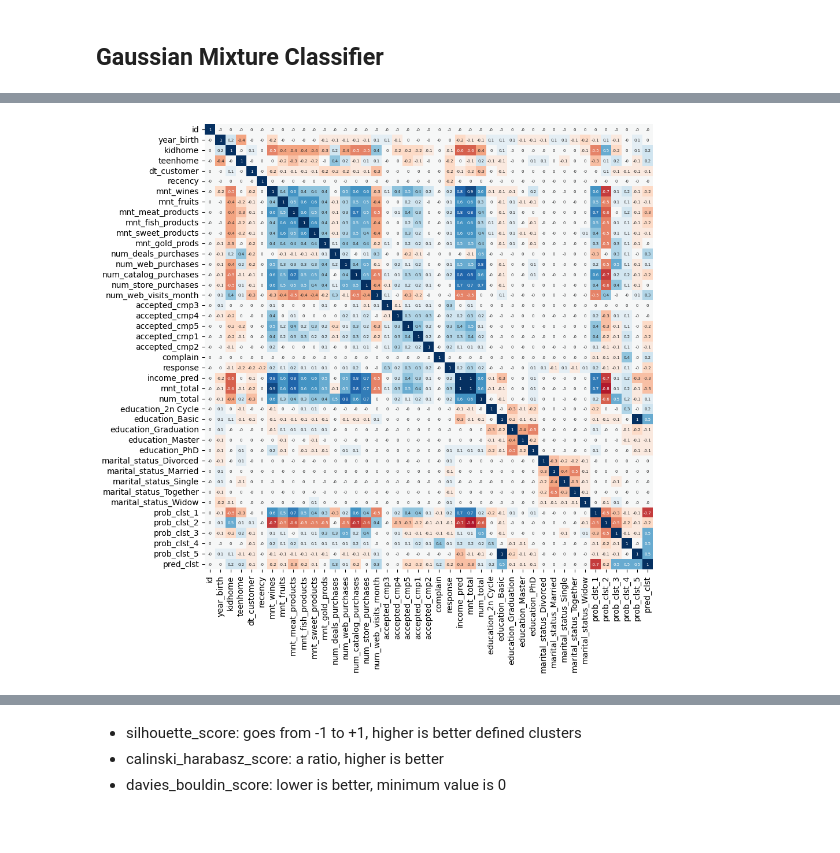
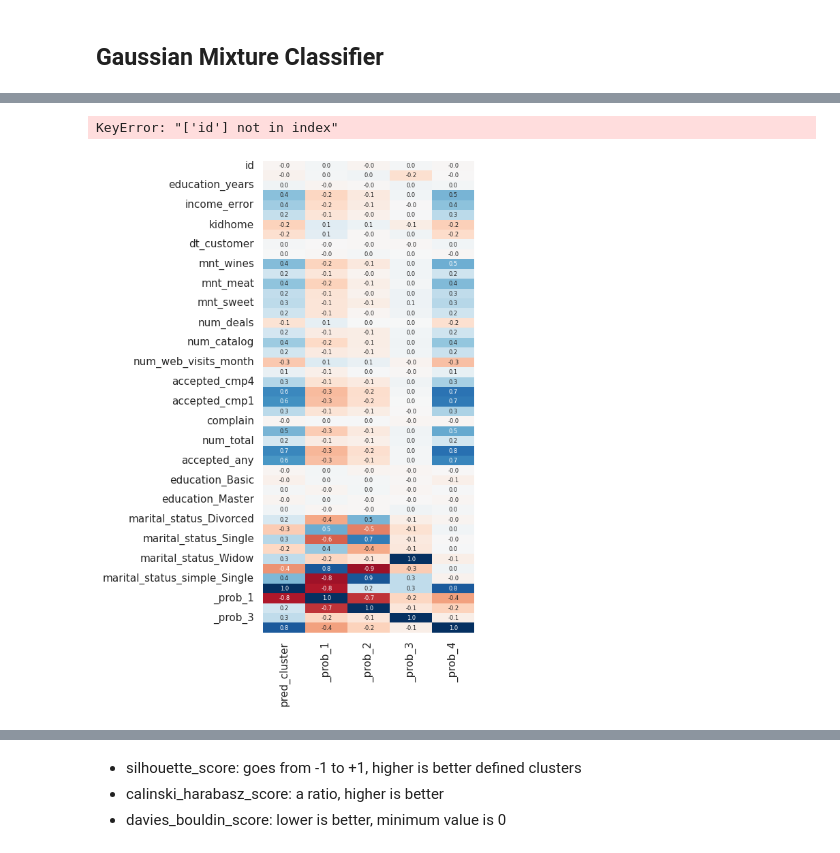
Before and after one commit to avila/ClearCutCostumerClustering, a Jupyter notebook: code/mra/02_clust_first_look.ipynb, the cells around one changed output, grey strips where cells are left out. Saved outputs shown, nothing was run; the diff lists cells and outputs as text; code cells hidden in the pictures.

```diff
--- a/code/mra/02_clust_first_look.ipynb
+++ b/code/mra/02_clust_first_look.ipynb
@@ -73,27 +102,63 @@ df_predicted = pd.concat(
+# %%
+def reorder_clusters_by_income(df, cluster_col='pred_cluster', income_col='income'):
+    dfc = df.copy()
+    # Calculate the average income for each cluster
+    cluster_avg_income = dfc.groupby(cluster_col)[income_col].mean().sort_values(ascending=True)
+    cluster_avg_income = pd.to_numeric(cluster_avg_income)
+
+    # Create a mapping of cluster labels to new labels
+    new_cluster_labels = {old_label: f'{i+1}' for i, old_label in enumerate(cluster_avg_income.index)}
+
+    # Re-map the cluster column
+    dfc['pred_cluster'] = pd.to_numeric(dfc[cluster_col].map(new_cluster_labels))
+
+    # Rename the probability columns based on the new cluster order
+    for old_label, new_label in new_cluster_labels.items():
+        prob_col_name = f'prob_cluster_{old_label}'
+        if prob_col_name in dfc.columns:
+            # Rename the column
+            dfc.rename(columns={prob_col_name: f'_prob_{new_label}'}, inplace=True)
+            #dfc.drop(columns="pred_cluster", axis=1, inplace=True)
+
+    # Reorder the columns to have a nice order
+    cols = ['id']  # Start with the reordered cluster column
+    cluster_cols = [col for col in dfc.columns if '_prob_' in col]  # All probability columns
+    cluster_cols = sorted(cluster_cols)
+    other_cols = [col for col in dfc.columns if col not in cols + cluster_cols]  # All other columns
+    dfc = dfc[cols + other_cols + cluster_cols ]
+
+    return dfc
+
+df_reordered = reorder_clusters_by_income(df_predicted)
+df_reordered.head(5)
+# %% [output]
+KeyError: "['id'] not in index"
 # %%
 # get correlations
-df_predicted_encoded = pd.get_dummies(df_predicted, drop_first=False)
+df_predicted_encoded = pd.get_dummies(df_reordered, drop_first=False)
 df_corr = df_predicted_encoded.corr()
+df_corr_toplot = df_corr.filter(regex="prob|pred", axis=1)
 
 # heatmap
 from matplotlib import pyplot as plt
 import seaborn as sns
-fig, ax = plt.subplots(figsize=(10,10))
+fig, ax = plt.subplots(figsize=(4,9))
 sns.heatmap(
-    round(df_corr,1),
+    df_corr_toplot,
     cmap='RdBu',
     annot=True,
-    annot_kws={"size": 5},
+    fmt=".1f",
+    annot_kws={"size": 6},
     vmin=-1, vmax=1,
     cbar=False
 )
 # save the plot as JPG file
 plt.savefig(
-    f"output/figures/fig_corrplot_first_look_{n_clusters}_clst.png",
+    f"output/figures/fig_corrplot_first_look_{n_clusters}_clst_income_pred.png",
     dpi=300,
     bbox_inches='tight'
 )
 
 plt.show()
 # %% [output]
-[figure, old version]
+[figure, new version]
```
Also changed, not shown: parts of 36 cells of this notebook, 1 other file.
